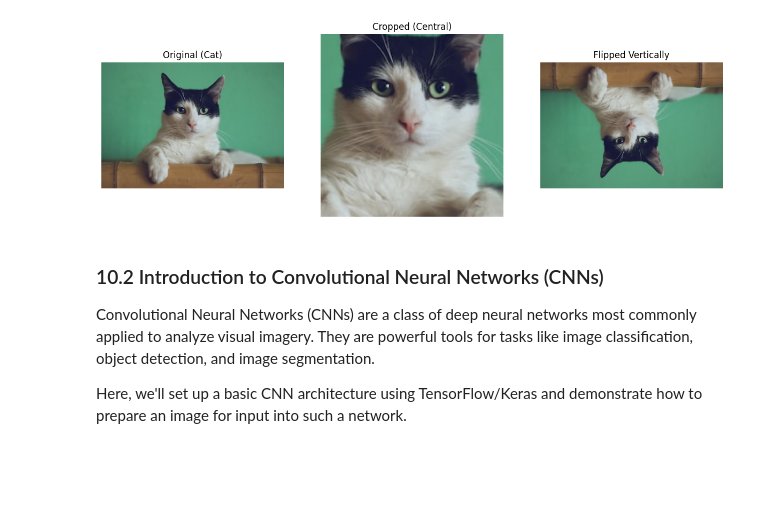
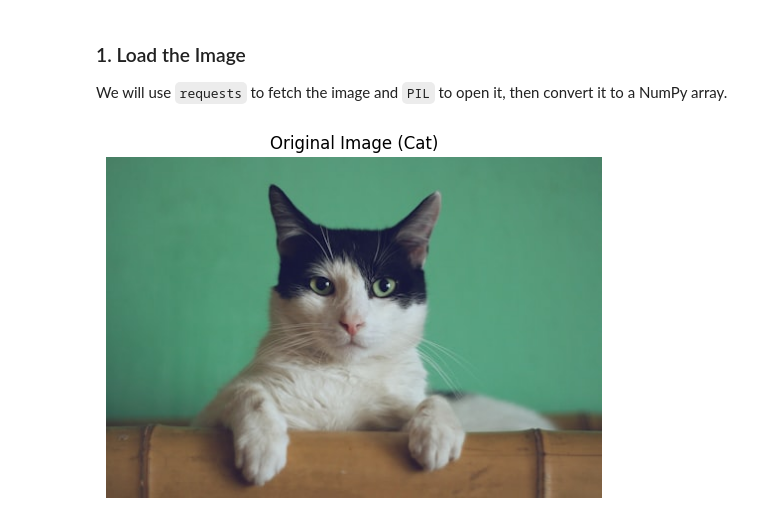
Before and after one commit to Pheonix1795/MDS_LAB, a Jupyter notebook: MDS_WEEK3.ipynb, the cells around one changed output. Cells and saved outputs as stored; diff of their text form; code cells hidden in the pictures; blank space fills up the shorter version.

```diff
--- a/MDS_WEEK3.ipynb
+++ b/MDS_WEEK3.ipynb
@@ -1,53 +1,30 @@
 # %% [markdown]
 <a href="https://colab.research.google.com/github/Pheonix1795/MDS_LAB/blob/main/MDS_WEEK3.ipynb" target="_parent"><img src="https://colab.research.google.com/assets/colab-badge.svg" alt="Open In Colab"/></a>
+# %% [markdown]
+### 1. Load the Image
+We will use `requests` to fetch the image and `PIL` to open it, then convert it to a NumPy array.
 # %%
 import numpy as np
-import matplotlib.pyplot as plt
-import cv2
 import requests
 from PIL import Image
 from io import BytesIO
+import matplotlib.pyplot as plt
 
-# Using a different reliable image source to avoid 403 Forbidden errors
-image_url = "https://images.unsplash.com/photo-1514888286974-6c03e2ca1dba?q=80&w=500&auto=format&fit=crop"
-headers = {"User-Agent": "Mozilla/5.0"}
+# Using a reliable Unsplash cat image URL to avoid 403 errors
+url = "https://images.unsplash.com/photo-1514888286974-6c03e2ca1dba?q=80&w=500&auto=format&fit=crop"
+headers = {'User-Agent': 'Mozilla/5.0'}
 
 try:
-    response = requests.get(image_url, headers=headers, timeout=10)
+    response = requests.get(url, headers=headers)
     response.raise_for_status()
+    img_pil = Image.open(BytesIO(response.content)).convert("RGB")
+    img_array = np.array(img_pil)
 
-    # Decode image
-    pil_img = Image.open(BytesIO(response.content)).convert("RGB")
-    img = np.array(pil_img)
-
-    # 1. Crop the image (Central 200x200)
-    h, w, _ = img.shape
-    target_h, target_w = 200, 200
-    start_y = max(0, (h - target_h) // 2)
-    start_x = max(0, (w - target_w) // 2)
-    crop_img = img[start_y:start_y+target_h, start_x:start_x+target_w]
-
-    # 2. Flip the image vertically
-    flip_img = img[::-1, :, :]
-
-    # Displaying the results
-    fig, axes = plt.subplots(1, 3, figsize=(15, 5))
-    axes[0].imshow(img)
-    axes[0].set_title("Original (Cat)")
-    axes[1].imshow(crop_img)
-    axes[1].set_title("Cropped (Central)")
-    axes[2].imshow(flip_img)
-    axes[2].set_title("Flipped Vertically")
-    for ax in axes: ax.axis("off")
+    plt.imshow(img_array)
+    plt.title("Original Image (Cat)")
+    plt.axis('off')
     plt.show()
-
 except Exception as e:
     print(f"Error loading image: {e}")
 # %% [output]
-[figure, old version]
+[figure, new version]
-# %% [markdown]
-### 10.2 Introduction to Convolutional Neural Networks (CNNs)
-
-Convolutional Neural Networks (CNNs) are a class of deep neural networks most commonly applied to analyze visual imagery. They are powerful tools for tasks like image classification, object detection, and image segmentation.
-
-Here, we'll set up a basic CNN architecture using TensorFlow/Keras and demonstrate how to prepare an image for input into such a network.
```
Also changed, not shown: parts of 12 cells of this notebook.
